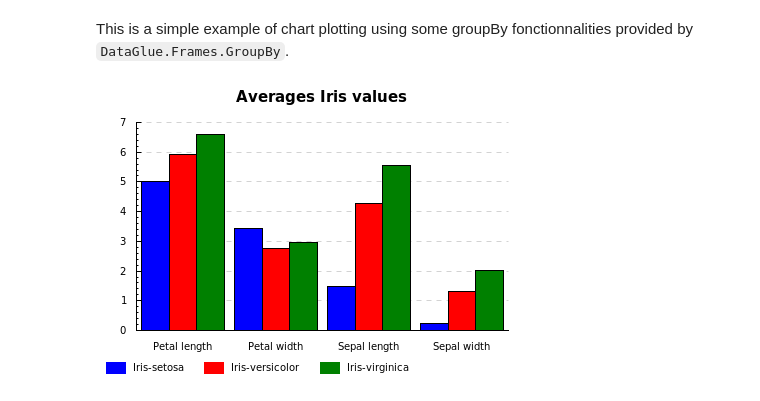
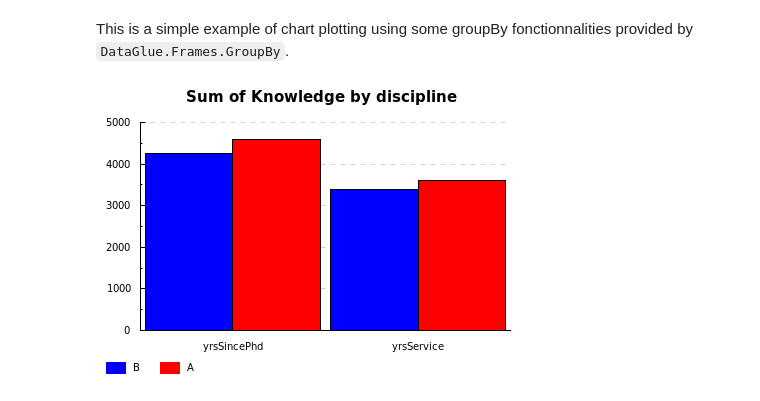
Before and after one commit to DataHaskell/data-glue, a Jupyter notebook: tutorials/data-glue-example.ipynb, the cells around one changed output. Saved outputs shown, nothing was run; the diff lists cells and outputs as text; code cells hidden in the pictures.

Commit message:
Update data-glue-example.

```diff
--- a/tutorials/data-glue-example.ipynb
+++ b/tutorials/data-glue-example.ipynb
@@ -135,25 +194,20 @@ view petalLength <$> iris
 This is a simple example of chart plotting using some groupBy fonctionnalities provided by `DataGlue.Frames.GroupBy`.
 # %%
 import qualified DataGlue.Frames.GroupBy as G
-import Graphics.Rendering.Chart
-import Data.Colour (opaque, black)
-import Data.Default.Class (def)
 import Data.Text (unpack)
+import DataGlue.Chart
 
-avgs = G.groupByOp irisClass iris G.mean [petalLength, petalWidth, sepalLength, sepalWidth]
+sums = G.groupByOp discipline salaries (G.sum) [yrsSincePhd, yrsService]
+alabels = ["yrsSincePhd","yrsService"]
 
-alabels = ["Petal length", "Petal width", "Sepal length", "Sepal width"]
-
-bars2 = plot_bars_titles .~ (unpack <$> uniques irisClass iris)
-    $ plot_bars_values .~ addIndexes avgs
+bars2 = plot_bars_titles .~ (unpack <$> uniques discipline salaries)
+    $ plot_bars_values .~ addIndexes sums
     $ def
 
-mkstyle c = (solidFillStyle c, Just (solidLine 1.0 $ opaque black))
-
 toRenderable
-    $ layout_title .~ "Averages Iris values"
+    $ layout_title .~ "Sum of Knowledge by discipline"
     $ layout_x_axis . laxis_generate .~ autoIndexAxis alabels
     $ layout_plots .~ [ plotBars bars2 ]
     $ def
 # %% [output]
-[figure, old version]
+[figure, new version]
```
Also changed, not shown: parts of 26 cells of this notebook.
